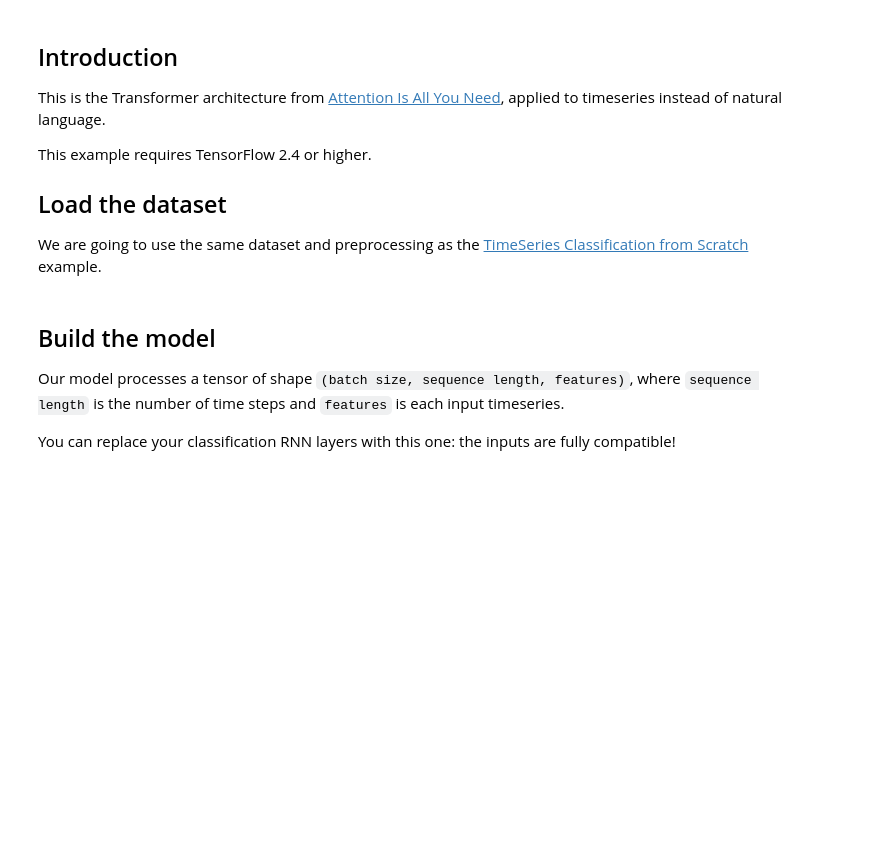
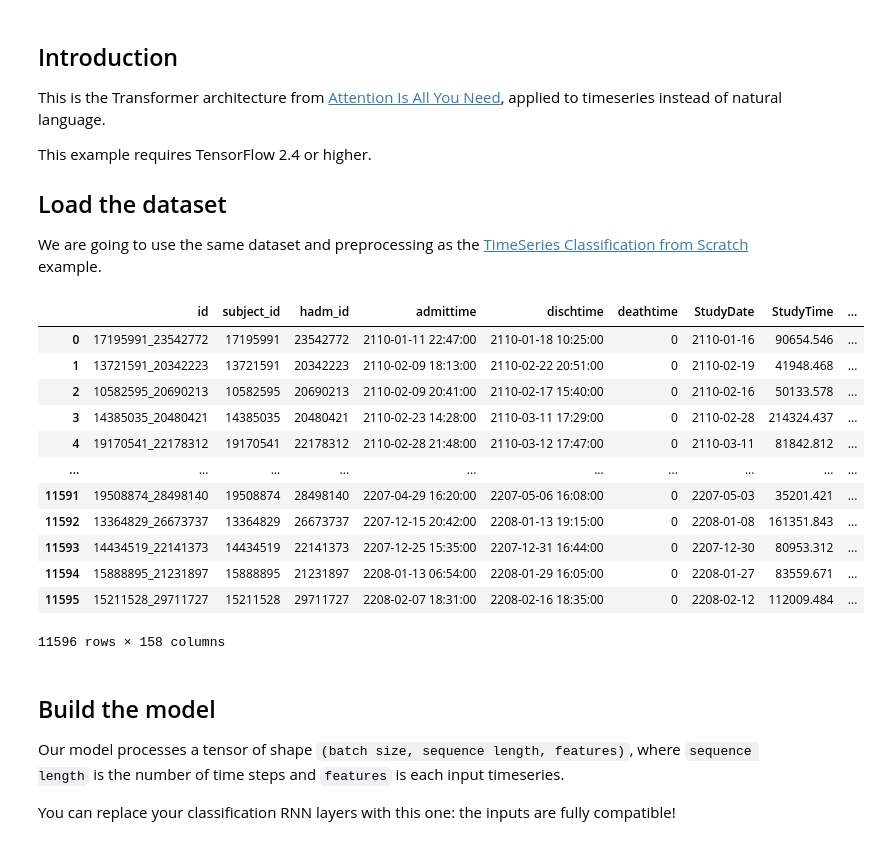
Before and after one commit to zxyao5148/STAT3612_2023_1A_GroupProject, a Jupyter notebook: RNN_Transformer/transformer_median.ipynb, the cells around one changed output. Saved outputs shown, nothing was run; the diff lists cells and outputs as text; code cells hidden in the pictures; blank space fills up the shorter version.

```diff
--- a/RNN_Transformer/transformer_median.ipynb
+++ b/RNN_Transformer/transformer_median.ipynb
@@ -58,6 +61,22 @@ idx = np.random.permutation(len(x_train))
 # Reassign the values using the shuffled indices
 x_train = x_train[idx]
 y_train = y_train.iloc[idx]
+# %%
+train
+# %% [output]
+|  | id | subject_id | hadm_id | admittime | dischtime | deathtime | StudyDate | StudyTime | ... |
+| 0 | 17195991_23542772 | 17195991 | 23542772 | 2110-01-11 22:47:00 | 2110-01-18 10:25:00 | 0 | 2110-01-16 | 90654.546 | ... |
+| 1 | 13721591_20342223 | 13721591 | 20342223 | 2110-02-09 18:13:00 | 2110-02-22 20:51:00 | 0 | 2110-02-19 | 41948.468 | ... |
+| 2 | 10582595_20690213 | 10582595 | 20690213 | 2110-02-09 20:41:00 | 2110-02-17 15:40:00 | 0 | 2110-02-16 | 50133.578 | ... |
+| 3 | 14385035_20480421 | 14385035 | 20480421 | 2110-02-23 14:28:00 | 2110-03-11 17:29:00 | 0 | 2110-02-28 | 214324.437 | ... |
+| 4 | 19170541_22178312 | 19170541 | 22178312 | 2110-02-28 21:48:00 | 2110-03-12 17:47:00 | 0 | 2110-03-11 | 81842.812 | ... |
+| ... | ... | ... | ... | ... | ... | ... | ... | ... | ... |
+| 11591 | 19508874_28498140 | 19508874 | 28498140 | 2207-04-29 16:20:00 | 2207-05-06 16:08:00 | 0 | 2207-05-03 | 35201.421 | ... |
+| 11592 | 13364829_26673737 | 13364829 | 26673737 | 2207-12-15 20:42:00 | 2208-01-13 19:15:00 | 0 | 2208-01-08 | 161351.843 | ... |
+| 11593 | 14434519_22141373 | 14434519 | 22141373 | 2207-12-25 15:35:00 | 2207-12-31 16:44:00 | 0 | 2207-12-30 | 80953.312 | ... |
+| 11594 | 15888895_21231897 | 15888895 | 21231897 | 2208-01-13 06:54:00 | 2208-01-29 16:05:00 | 0 | 2208-01-27 | 83559.671 | ... |
+| 11595 | 15211528_29711727 | 15211528 | 29711727 | 2208-02-07 18:31:00 | 2208-02-16 18:35:00 | 0 | 2208-02-12 | 112009.484 | ... |
+11596 rows × 158 columns
 # %% [markdown]
 ## Build the model
 
```
Also changed, not shown: parts of 11 cells of this notebook.
